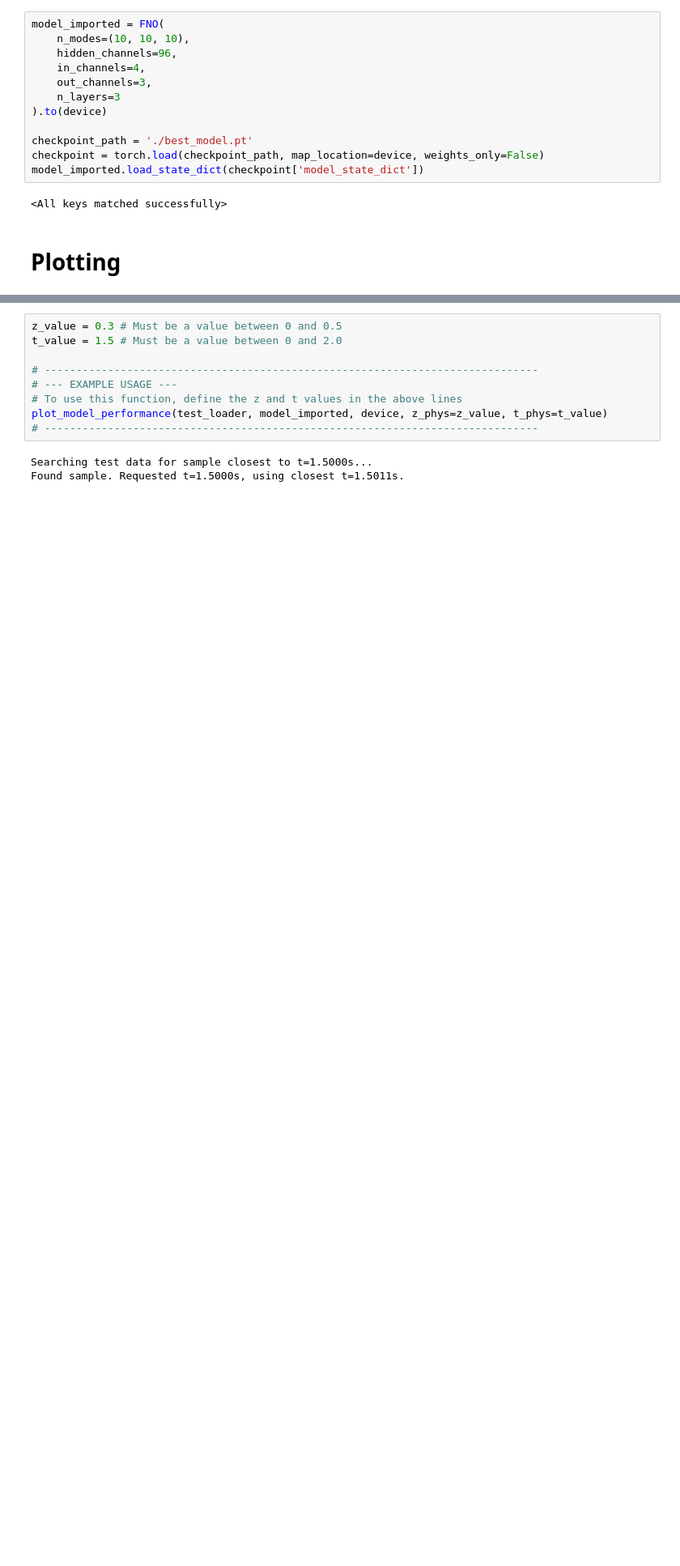
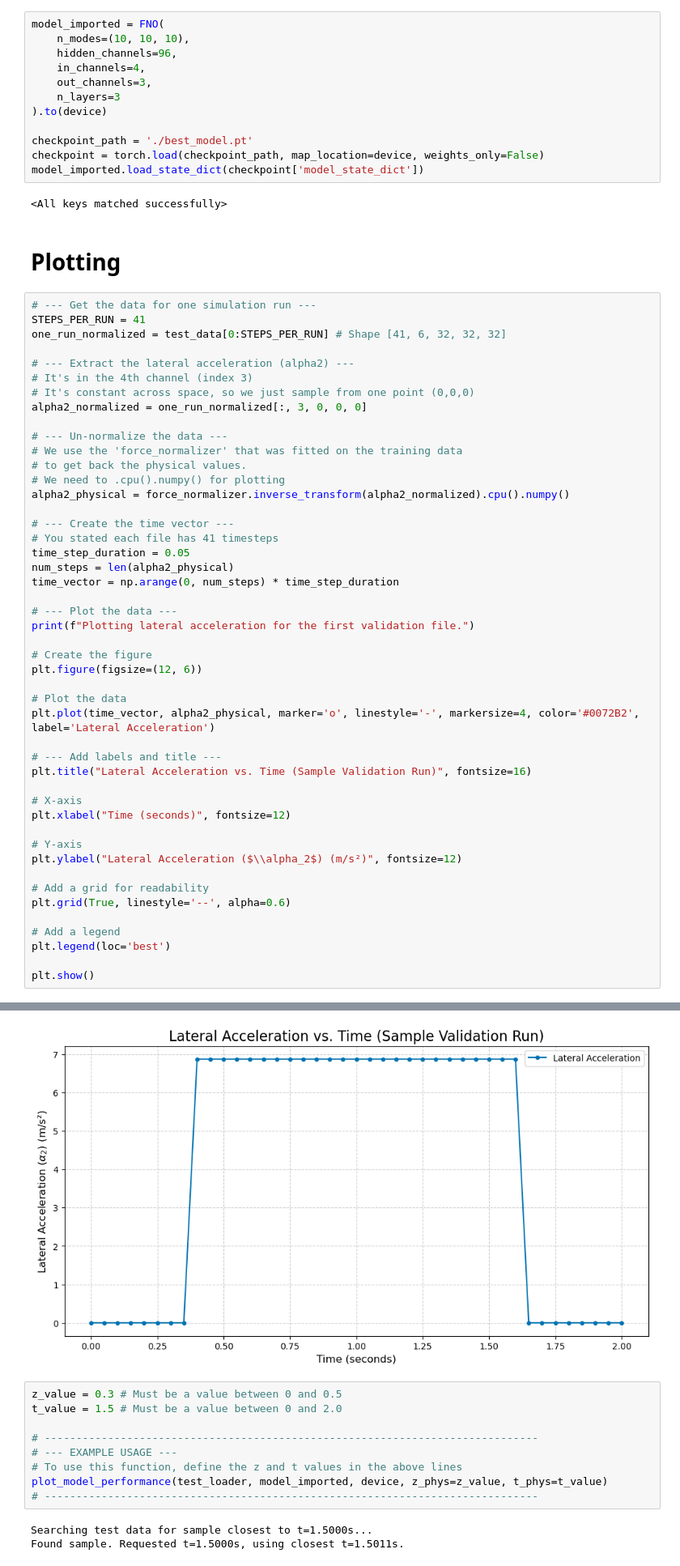
Before and after one commit to rahulak-cs-iitm/cs6886-jul-nov-2025-course-project-rephino, a Jupyter notebook: sloshing_neural_operator/evaluate_4_channel.ipynb, the cells around one changed output, grey strips where cells are left out. Shown at 81% size. Drawn from its saved outputs; the diff is of its cells as text; blank space fills up the shorter version.

```diff
--- a/sloshing_neural_operator/evaluate_4_channel.ipynb
+++ b/sloshing_neural_operator/evaluate_4_channel.ipynb
@@ -322,3 +322,51 @@ model_imported.load_state_dict(checkpoint['model_state_dict'])
 <All keys matched successfully>
 # %% [markdown]
 # Plotting
+# %%
+# --- Get the data for one simulation run ---
+STEPS_PER_RUN = 41
+one_run_normalized = test_data[0:STEPS_PER_RUN] # Shape [41, 6, 32, 32, 32]
+
+# --- Extract the lateral acceleration (alpha2) ---
+# It's in the 4th channel (index 3)
+# It's constant across space, so we just sample from one point (0,0,0)
+alpha2_normalized = one_run_normalized[:, 3, 0, 0, 0]
+
+# --- Un-normalize the data ---
+# We use the 'force_normalizer' that was fitted on the training data
+# to get back the physical values.
+# We need to .cpu().numpy() for plotting
+alpha2_physical = force_normalizer.inverse_transform(alpha2_normalized).cpu().numpy()
+
+# --- Create the time vector ---
+# You stated each file has 41 timesteps
+time_step_duration = 0.05
+num_steps = len(alpha2_physical)
+time_vector = np.arange(0, num_steps) * time_step_duration
+
+# --- Plot the data ---
+print(f"Plotting lateral acceleration for the first validation file.")
+
+# Create the figure
+plt.figure(figsize=(12, 6))
+
+# Plot the data
+plt.plot(time_vector, alpha2_physical, marker='o', linestyle='-', markersize=4, color='#0072B2', label='Lateral Acceleration')
+
+# --- Add labels and title ---
+plt.title("Lateral Acceleration vs. Time (Sample Validation Run)", fontsize=16)
+
+# X-axis
+plt.xlabel("Time (seconds)", fontsize=12)
+
+# Y-axis
+plt.ylabel("Lateral Acceleration ($\\alpha_2$) (m/s²)", fontsize=12)
+
+# Add a grid for readability
+plt.grid(True, linestyle='--', alpha=0.6)
+
+# Add a legend
+plt.legend(loc='best')
+
+plt.show()
+# %% [output]
@@ -325,3 +374,4 @@ model_imported.load_state_dict(checkpoint['model_state_dict'])
+[figure, added]
 # %%
 z_value = 0.3 # Must be a value between 0 and 0.5
 t_value = 1.5 # Must be a value between 0 and 2.0
```
Also changed, not shown: parts of 2 cells of this notebook.
